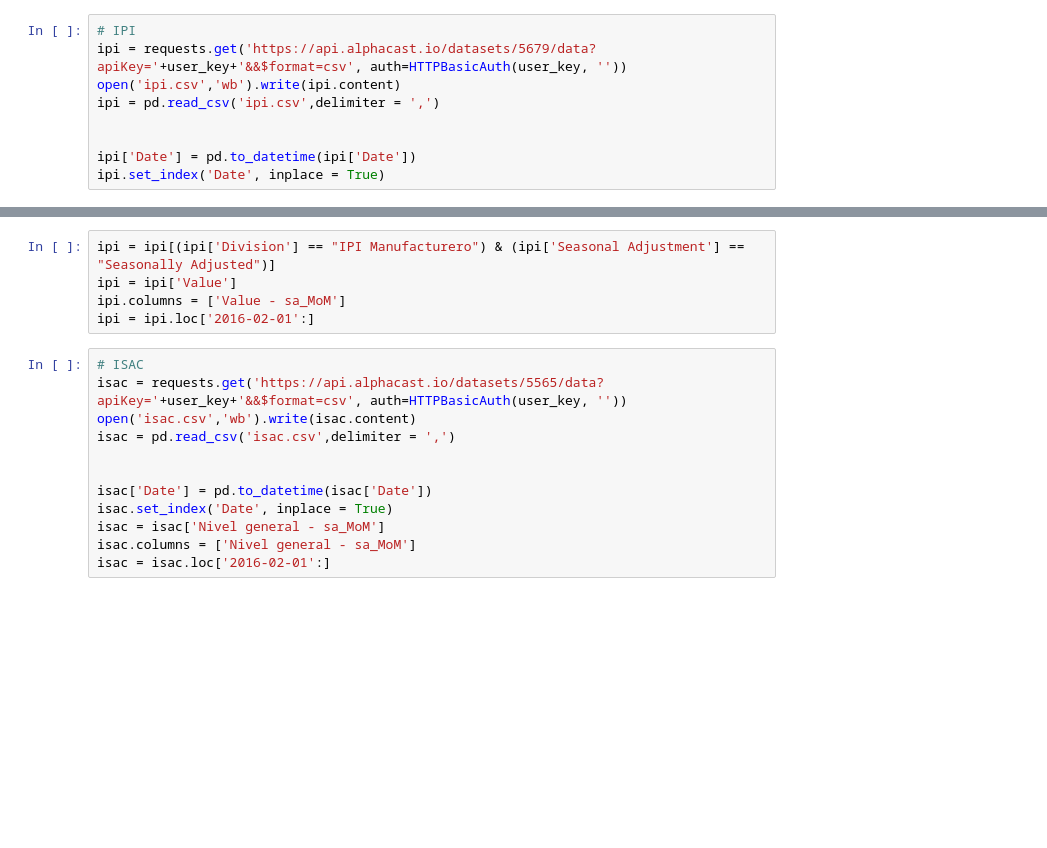
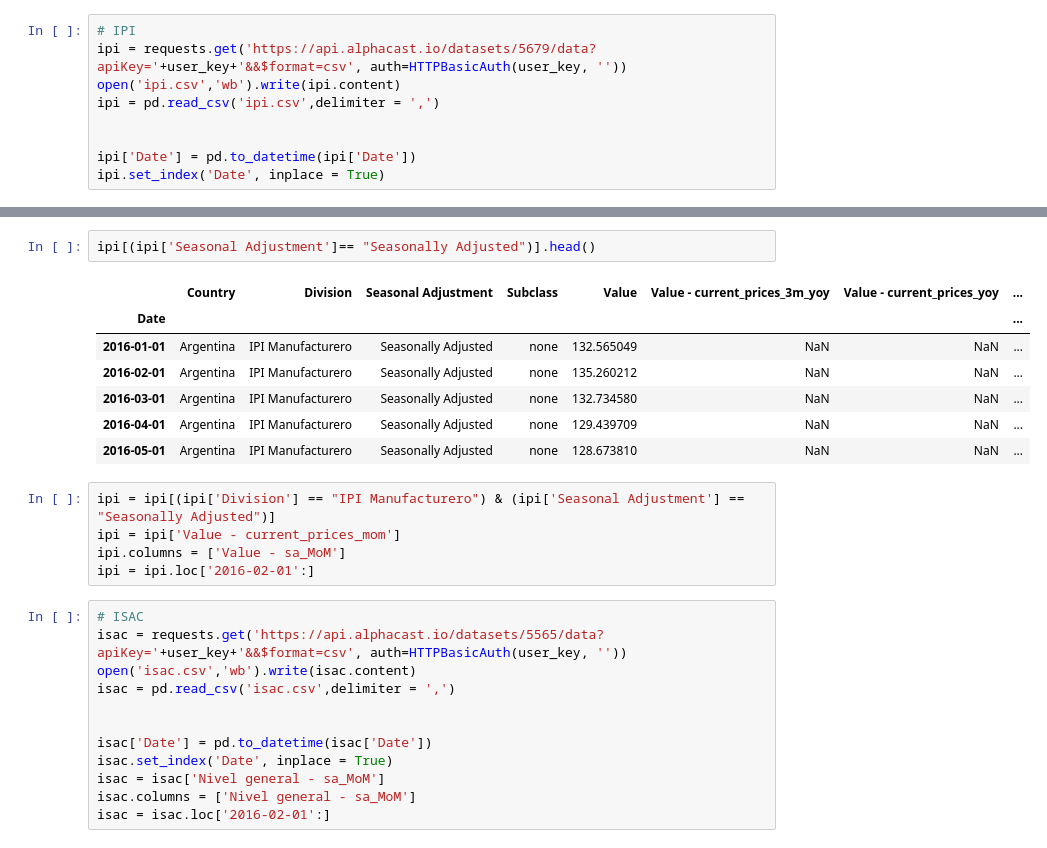
Before and after one commit to luciojosep/AnalisisCuantitativoAvanzado, a Jupyter notebook: SeriesdeTiempo/EMAE_predict.ipynb, the cells around one changed output, grey strips where cells are left out. Saved outputs shown, nothing was run; the diff lists cells and outputs as text; blank space fills up the shorter version.

```diff
--- a/SeriesdeTiempo/EMAE_predict.ipynb
+++ b/SeriesdeTiempo/EMAE_predict.ipynb
@@ -43,9 +61,19 @@ ipi.head()
 | 2016-01-01 | Argentina | Alimentos y bebidas | Not adjusted | Carne vacuna | 83.169668 | NaN | NaN | ... |
 | 2016-01-01 | Argentina | Alimentos y bebidas | Not adjusted | Fiambres y embutidos | 143.350871 | NaN | NaN | ... |
 | 2016-01-01 | Argentina | Alimentos y bebidas | Not adjusted | Galletitas, productos de panaderí... | 95.801964 | NaN | NaN | ... |
+# %%
+ipi[(ipi['Seasonal Adjustment']== "Seasonally Adjusted")].head()
+# %% [output]
+|  | Country | Division | Seasonal Adjustment | Subclass | Value | Value - current_prices_3m_yoy | Value - current_prices_yoy | ... |
+| Date |  |  |  |  |  |  |  | ... |
+| 2016-01-01 | Argentina | IPI Manufacturero | Seasonally Adjusted | none | 132.565049 | NaN | NaN | ... |
+| 2016-02-01 | Argentina | IPI Manufacturero | Seasonally Adjusted | none | 135.260212 | NaN | NaN | ... |
+| 2016-03-01 | Argentina | IPI Manufacturero | Seasonally Adjusted | none | 132.734580 | NaN | NaN | ... |
+| 2016-04-01 | Argentina | IPI Manufacturero | Seasonally Adjusted | none | 129.439709 | NaN | NaN | ... |
+| 2016-05-01 | Argentina | IPI Manufacturero | Seasonally Adjusted | none | 128.673810 | NaN | NaN | ... |
 # %%
 ipi = ipi[(ipi['Division'] == "IPI Manufacturero") & (ipi['Seasonal Adjustment'] == "Seasonally Adjusted")]
-ipi = ipi['Value']
+ipi = ipi['Value - current_prices_mom']
 ipi.columns = ['Value - sa_MoM']
 ipi = ipi.loc['2016-02-01':]
 # %%
```
Also changed, not shown: parts of 11 cells of this notebook.
